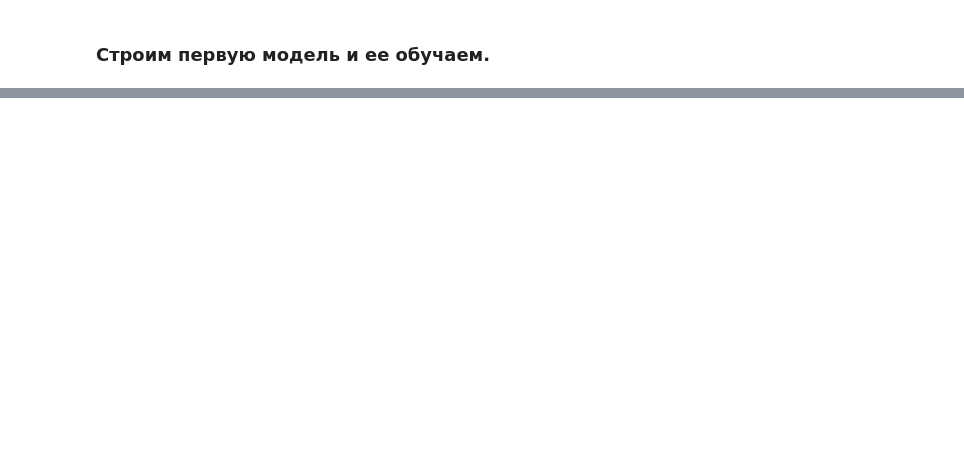
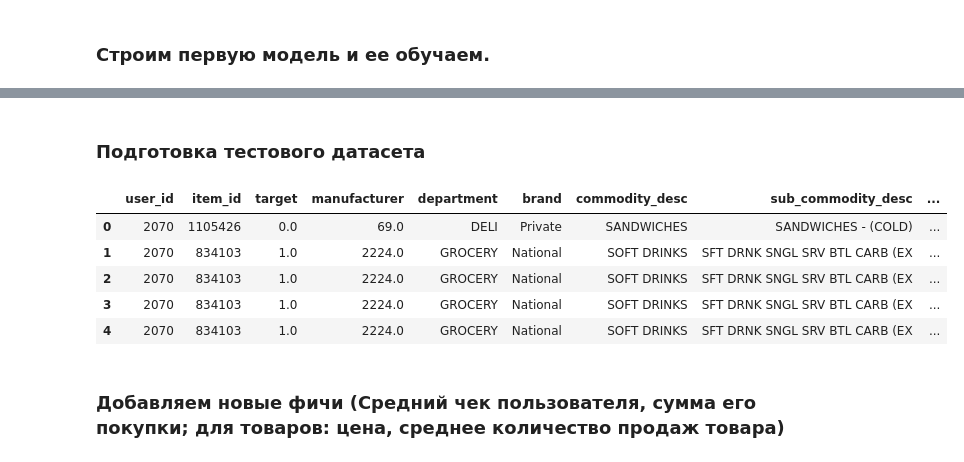
Before and after one commit to OctavianNekit/Recomabdation_System_Project, a Jupyter notebook: Project.ipynb, the cells around one changed output, grey strips where cells are left out. Drawn from its saved outputs; the diff is of its cells as text; code cells hidden in the pictures; blank space fills up the shorter version.

```diff
--- a/Project.ipynb
+++ b/Project.ipynb
@@ -332,0 +338,34 @@ result_lvl_1.apply(lambda row: recall_at_k(row['als'], row['actual'], k=50), axi
+# %% [markdown]
+### Подготовка тестового датасета
+# %%
+users_lvl_2 = pd.DataFrame(data_train_lvl_2['user_id'].unique())
+users_lvl_2.columns = ['user_id']
+
+train_users = data_train_lvl_1['user_id'].unique()
+users_lvl_2 = users_lvl_2[users_lvl_2['user_id'].isin(train_users)]
+
+users_lvl_2['candidates'] = users_lvl_2['user_id'].apply(lambda x: recommender.get_own_recommendations(x, N=50))
+
+df=pd.DataFrame({'user_id':users_lvl_2.user_id.values.repeat(len(users_lvl_2.candidates[0])),
+                 'item_id':np.concatenate(users_lvl_2.candidates.values)})
+
+targets_lvl_2 = data_train_lvl_2[['user_id', 'item_id']].copy()
+targets_lvl_2['target'] = 1  # тут только покупки
+targets_lvl_2 = df.merge(targets_lvl_2, on=['user_id', 'item_id'], how='left')
+targets_lvl_2['target'].fillna(0, inplace= True)
+
+targets_lvl_2 = df.merge(targets_lvl_2, on=['user_id', 'item_id'], how='left')
+
+targets_lvl_2 = targets_lvl_2.merge(item_features, on='item_id', how='left')
+targets_lvl_2 = targets_lvl_2.merge(user_features, on='user_id', how='left')
+# %%
+targets_lvl_2.head(5)
+# %% [output]
+|  | user_id | item_id | target | manufacturer | department | brand | commodity_desc | sub_commodity_desc | ... |
+| 0 | 2070 | 1105426 | 0.0 | 69.0 | DELI | Private | SANDWICHES | SANDWICHES - (COLD) | ... |
+| 1 | 2070 | 834103 | 1.0 | 2224.0 | GROCERY | National | SOFT DRINKS | SFT DRNK SNGL SRV BTL CARB (EX | ... |
+| 2 | 2070 | 834103 | 1.0 | 2224.0 | GROCERY | National | SOFT DRINKS | SFT DRNK SNGL SRV BTL CARB (EX | ... |
+| 3 | 2070 | 834103 | 1.0 | 2224.0 | GROCERY | National | SOFT DRINKS | SFT DRNK SNGL SRV BTL CARB (EX | ... |
+| 4 | 2070 | 834103 | 1.0 | 2224.0 | GROCERY | National | SOFT DRINKS | SFT DRNK SNGL SRV BTL CARB (EX | ... |
+# %% [markdown]
+### Добавляем новые фичи (Средний чек пользователя, сумма его покупки; для товаров: цена, среднее количество продаж товара)
```
Also changed, not shown: parts of 33 cells of this notebook, 2 other files.
